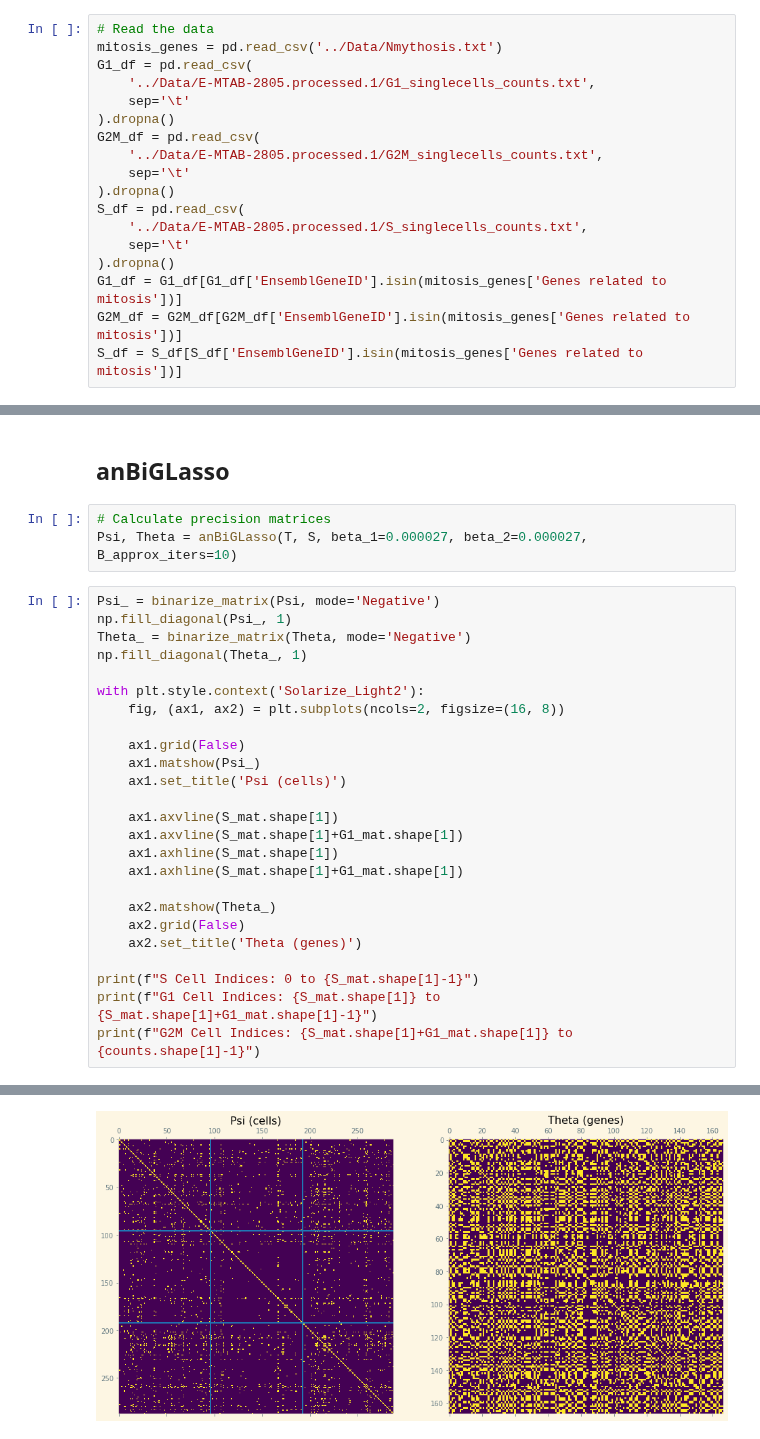
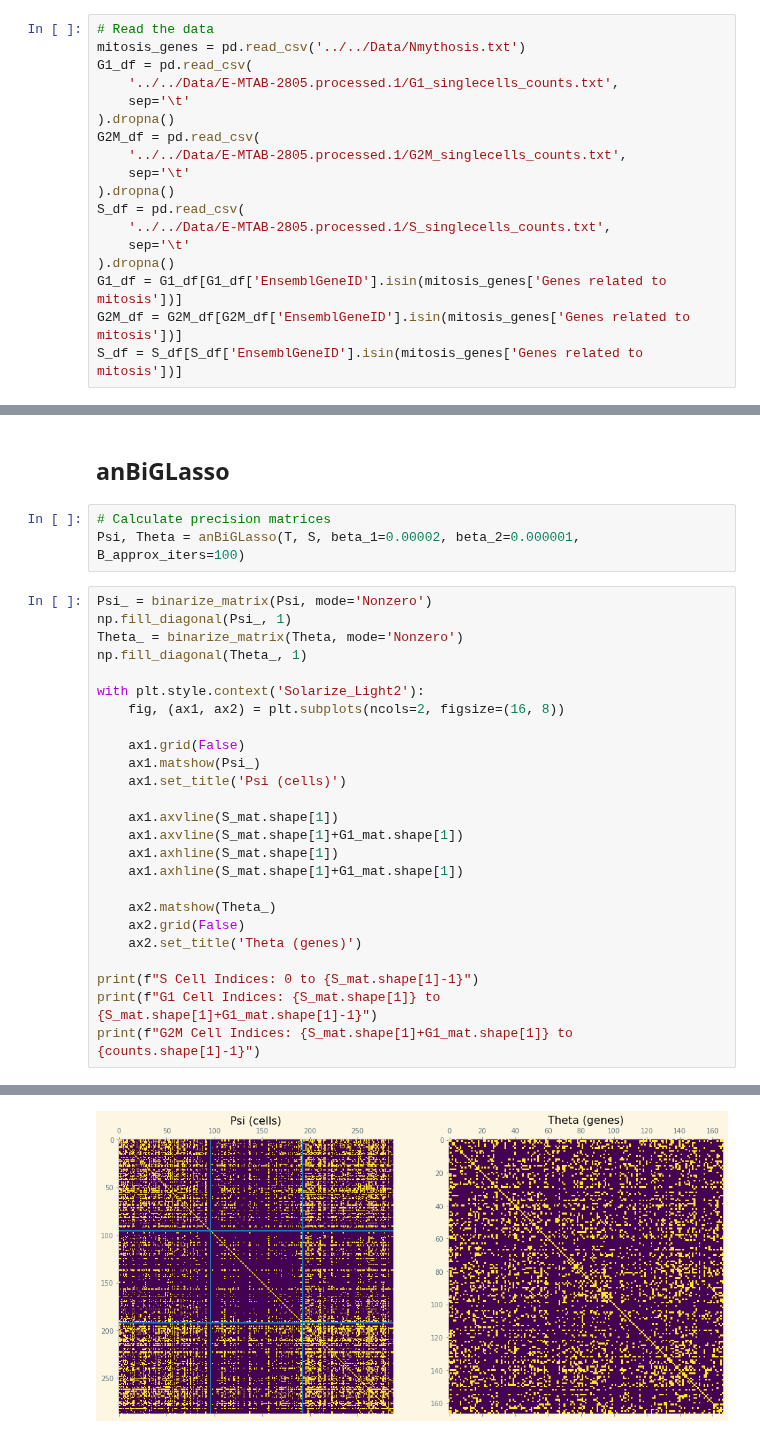
Before and after one commit to BaileyAndrew/antGLasso-Implementation, a Jupyter notebook: Python Implementation/Notebooks/mouse_embryonic_stem_cells.ipynb, the cells around one changed output, grey strips where cells are left out. Drawn from its saved outputs; the diff is of its cells as text.

```diff
--- a/Python Implementation/Notebooks/mouse_embryonic_stem_cells.ipynb
+++ b/Python Implementation/Notebooks/mouse_embryonic_stem_cells.ipynb
@@ -38,17 +40,17 @@ https://www.ebi.ac.uk/biostudies/arrayexpress/studies/E-MTAB-2805
 We use the same genes as used in the scBiGLasso paper - in the file `Nmythosis.txt`
 # %%
 # Read the data
-mitosis_genes = pd.read_csv('../Data/Nmythosis.txt')
+mitosis_genes = pd.read_csv('../../Data/Nmythosis.txt')
 G1_df = pd.read_csv(
-    '../Data/E-MTAB-2805.processed.1/G1_singlecells_counts.txt',
+    '../../Data/E-MTAB-2805.processed.1/G1_singlecells_counts.txt',
     sep='\t'
 ).dropna()
 G2M_df = pd.read_csv(
-    '../Data/E-MTAB-2805.processed.1/G2M_singlecells_counts.txt',
+    '../../Data/E-MTAB-2805.processed.1/G2M_singlecells_counts.txt',
     sep='\t'
 ).dropna()
 S_df = pd.read_csv(
-    '../Data/E-MTAB-2805.processed.1/S_singlecells_counts.txt',
+    '../../Data/E-MTAB-2805.processed.1/S_singlecells_counts.txt',
     sep='\t'
 ).dropna()
 G1_df = G1_df[G1_df['EnsemblGeneID'].isin(mitosis_genes['Genes related to mitosis'])]
@@ -134,34 +136,34 @@ G2M Cell Indices: 192 to 287
 ## anBiGLasso
 # %%
 # Calculate precision matrices
-Psi, Theta = anBiGLasso(T, S, beta_1=0.000027, beta_2=0.000027, B_approx_iters=10)
+Psi, Theta = anBiGLasso(T, S, beta_1=0.00002, beta_2=0.000001, B_approx_iters=100)
 # %%
-Psi_ = binarize_matrix(Psi, mode='Negative')
+Psi_ = binarize_matrix(Psi, mode='Nonzero')
 np.fill_diagonal(Psi_, 1)
-Theta_ = binarize_matrix(Theta, mode='Negative')
+Theta_ = binarize_matrix(Theta, mode='Nonzero')
 np.fill_diagonal(Theta_, 1)
 
 with plt.style.context('Solarize_Light2'):
     fig, (ax1, ax2) = plt.subplots(ncols=2, figsize=(16, 8))
 
     ax1.grid(False)
     ax1.matshow(Psi_)
     ax1.set_title('Psi (cells)')
 
     ax1.axvline(S_mat.shape[1])
     ax1.axvline(S_mat.shape[1]+G1_mat.shape[1])
     ax1.axhline(S_mat.shape[1])
     ax1.axhline(S_mat.shape[1]+G1_mat.shape[1])
 
     ax2.matshow(Theta_)
     ax2.grid(False)
     ax2.set_title('Theta (genes)')
 
 print(f"S Cell Indices: 0 to {S_mat.shape[1]-1}")
 print(f"G1 Cell Indices: {S_mat.shape[1]} to {S_mat.shape[1]+G1_mat.shape[1]-1}")
 print(f"G2M Cell Indices: {S_mat.shape[1]+G1_mat.shape[1]} to {counts.shape[1]-1}")
 # %% [output]
 S Cell Indices: 0 to 95
 G1 Cell Indices: 96 to 191
 G2M Cell Indices: 192 to 287
-[figure, old version]
+[figure, new version]
```
Also changed, not shown: parts of 11 cells of this notebook, 16 other files.
